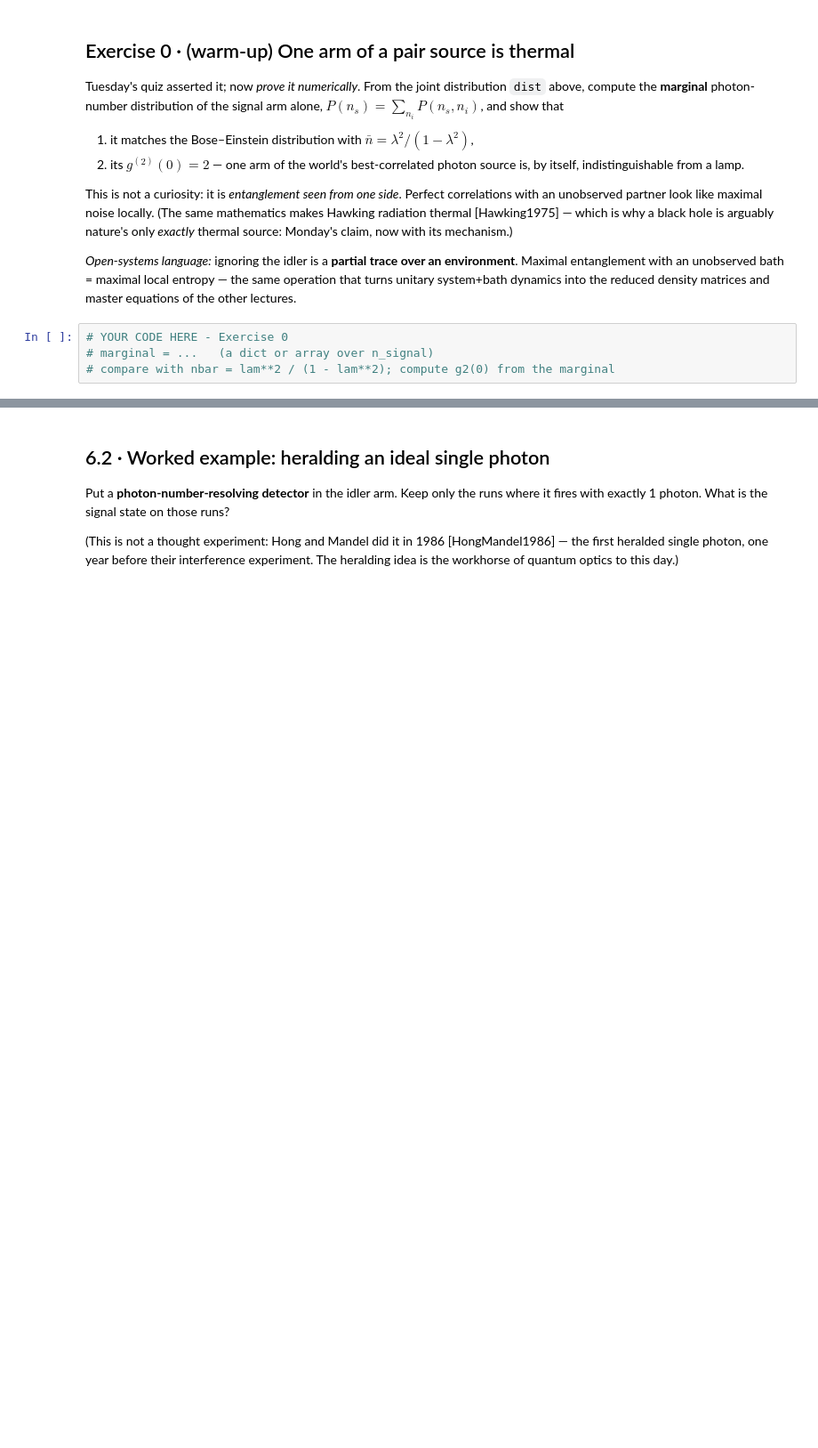
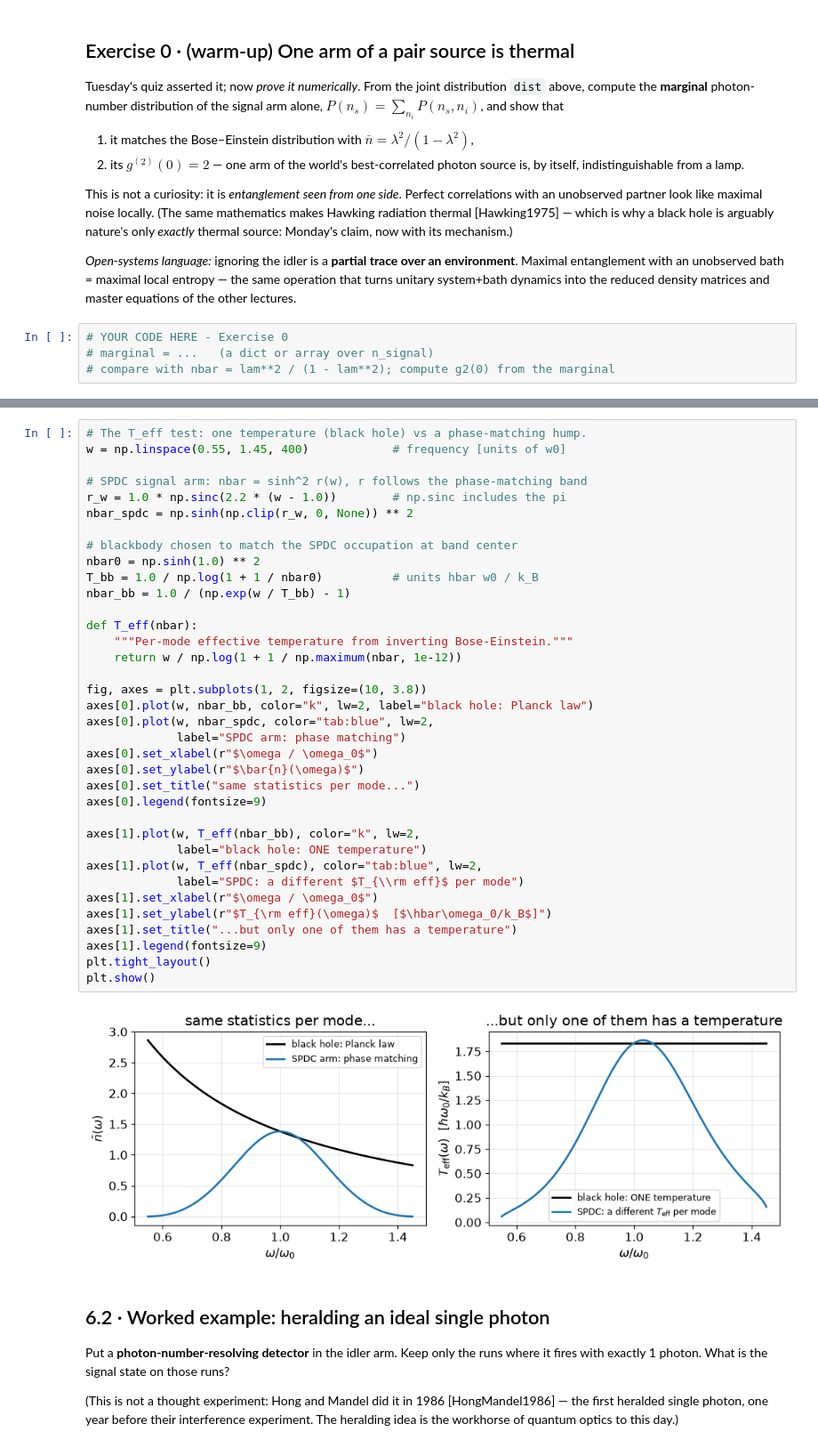
Before and after one commit to laserlab/CountingPhotons, a Jupyter notebook: lectures/06_Lab_HeraldedFockStates.ipynb, the cells around one changed output, grey strips where cells are left out. Shown at 89% size. Saved outputs shown, nothing was run; the diff lists cells and outputs as text; blank space fills up the shorter version.

```diff
--- a/lectures/06_Lab_HeraldedFockStates.ipynb
+++ b/lectures/06_Lab_HeraldedFockStates.ipynb
@@ -115,3 +127,41 @@ This is not a curiosity: it is *entanglement seen from one side*. Perfect correl
+# %%
+# The T_eff test: one temperature (black hole) vs a phase-matching hump.
+w = np.linspace(0.55, 1.45, 400)            # frequency [units of w0]
+
+# SPDC signal arm: nbar = sinh^2 r(w), r follows the phase-matching band
+r_w = 1.0 * np.sinc(2.2 * (w - 1.0))        # np.sinc includes the pi
+nbar_spdc = np.sinh(np.clip(r_w, 0, None)) ** 2
+
+# blackbody chosen to match the SPDC occupation at band center
+nbar0 = np.sinh(1.0) ** 2
+T_bb = 1.0 / np.log(1 + 1 / nbar0)          # units hbar w0 / k_B
+nbar_bb = 1.0 / (np.exp(w / T_bb) - 1)
+
+def T_eff(nbar):
+    """Per-mode effective temperature from inverting Bose-Einstein."""
+    return w / np.log(1 + 1 / np.maximum(nbar, 1e-12))
+
+fig, axes = plt.subplots(1, 2, figsize=(10, 3.8))
+axes[0].plot(w, nbar_bb, color="k", lw=2, label="black hole: Planck law")
+axes[0].plot(w, nbar_spdc, color="tab:blue", lw=2,
+             label="SPDC arm: phase matching")
+axes[0].set_xlabel(r"$\omega / \omega_0$")
+axes[0].set_ylabel(r"$\bar{n}(\omega)$")
+axes[0].set_title("same statistics per mode...")
+axes[0].legend(fontsize=9)
+
+axes[1].plot(w, T_eff(nbar_bb), color="k", lw=2,
+             label="black hole: ONE temperature")
+axes[1].plot(w, T_eff(nbar_spdc), color="tab:blue", lw=2,
+             label="SPDC: a different $T_{\\rm eff}$ per mode")
+axes[1].set_xlabel(r"$\omega / \omega_0$")
+axes[1].set_ylabel(r"$T_{\rm eff}(\omega)$  [$\hbar\omega_0/k_B$]")
+axes[1].set_title("...but only one of them has a temperature")
+axes[1].legend(fontsize=9)
+plt.tight_layout()
+plt.show()
+# %% [output]
+[figure, added]
 # %% [markdown]
 ## 6.2 · Worked example: heralding an ideal single photon
 
```
Also changed, not shown: parts of 1 cell of this notebook, 2 other files.
